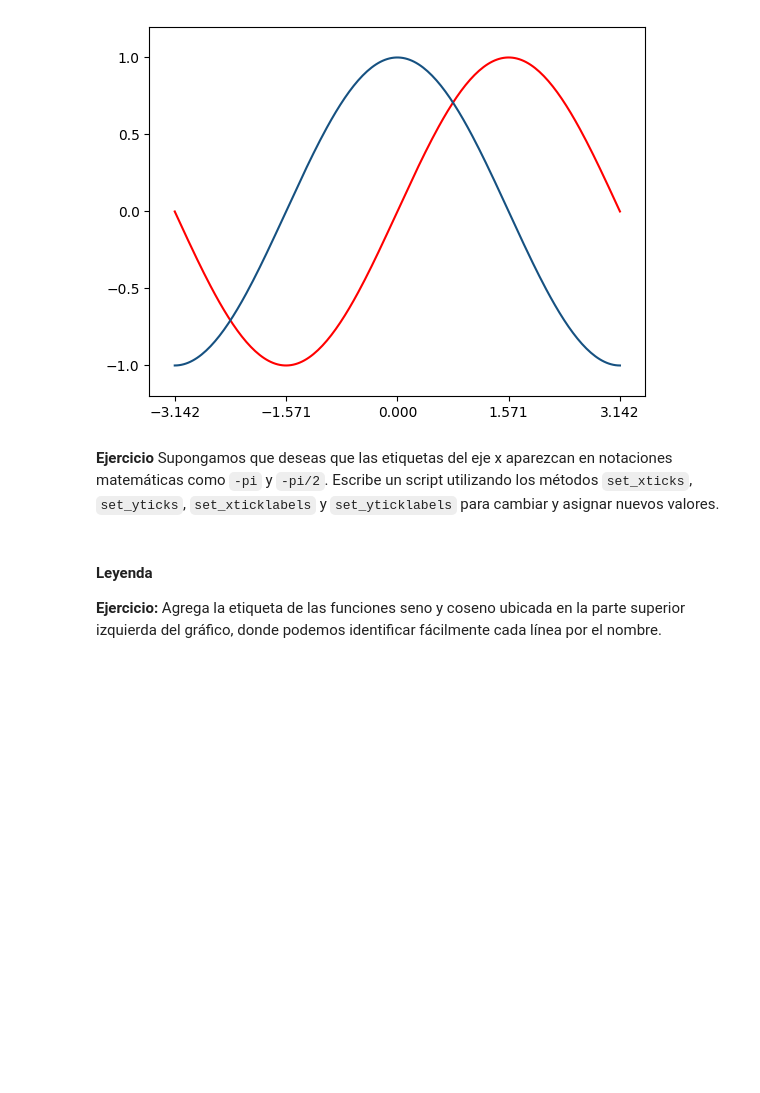
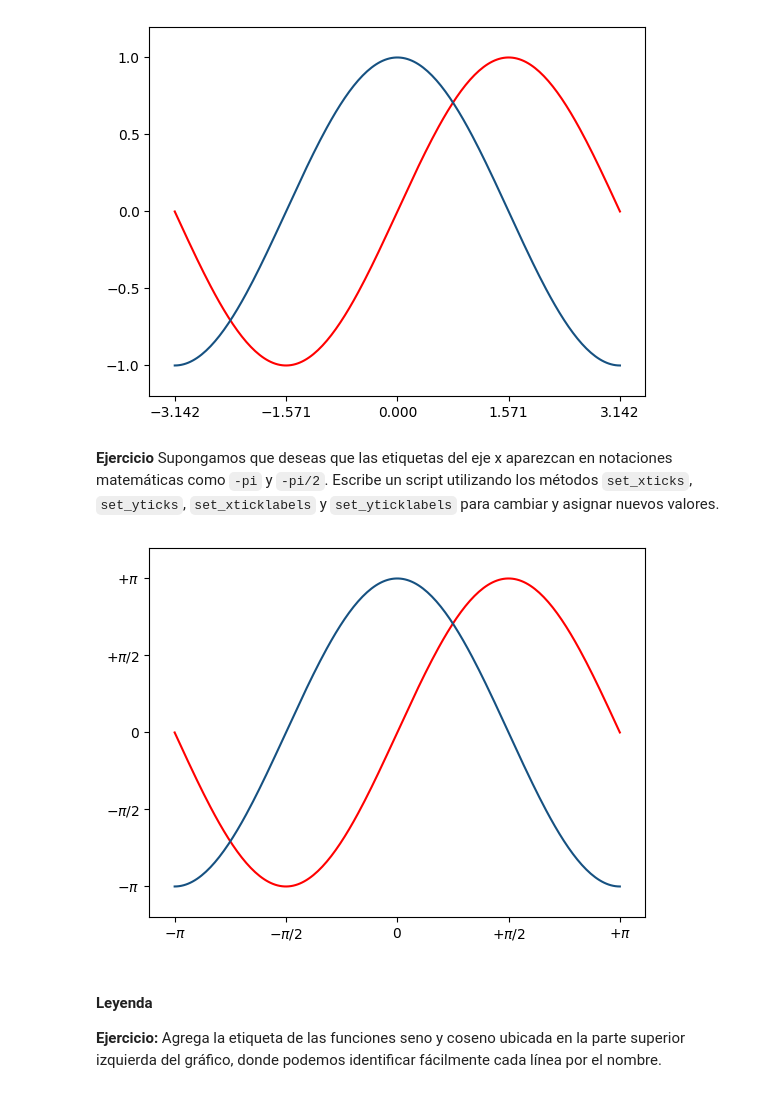
Before and after one commit to KimberlySalazarB/Actividad1, a Jupyter notebook: Matplotlib.ipynb, the cells around one changed output. Cells and saved outputs as stored; diff of their text form; code cells hidden in the pictures; blank space fills up the shorter version.

```diff
--- a/Matplotlib.ipynb
+++ b/Matplotlib.ipynb
@@ -256,3 +262,23 @@ Supongamos que deseas que las etiquetas del eje x aparezcan en notaciones matem
+# %%
+### Utiliza: [r'$-\pi$', r'$-\pi/2$', r'$0$', r'$+\pi/2$', r'$+\pi$']
+### Tu respuesta
+fig, ax = plt.subplots()
+ax.plot(x, seno, color='red')
+ax.plot(x, coseno, color='#165181')
+
+ax.set_xlim(-3.5,3.5)
+ax.set_ylim(-1.2,1.2)
+
+ax.set_xticks([-np.pi, -np.pi/2, 0, np.pi/2, np.pi])
+ax.set_yticks(np.arange(-1,1.1,0.5));
+##etiquetas
+xlabels = [r'$-\pi$', r'$-\pi/2$', r'$0$', r'$+\pi/2$', r'$+\pi$']
+ax.set_xticklabels(xlabels)
+ylabels = [r'$-\pi$', r'$-\pi/2$', r'$0$', r'$+\pi/2$', r'$+\pi$']
+ax.set_yticklabels(ylabels)
+plt.show()
+# %% [output]
+[figure, added]
 # %% [markdown]
 #### Leyenda
 
```
Also changed, not shown: parts of 18 cells of this notebook.
